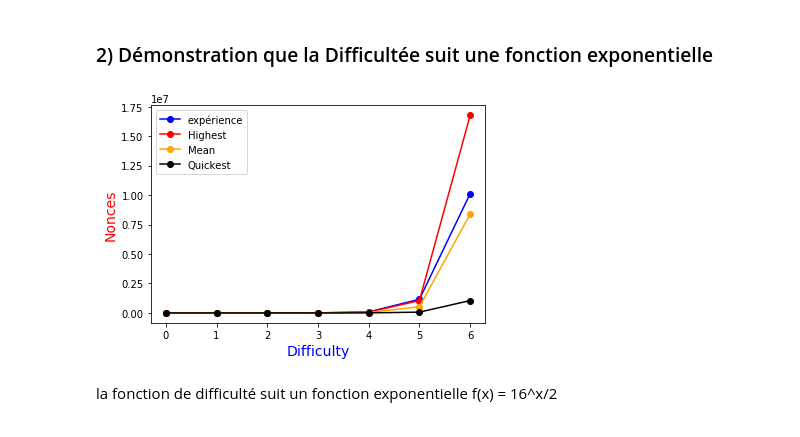
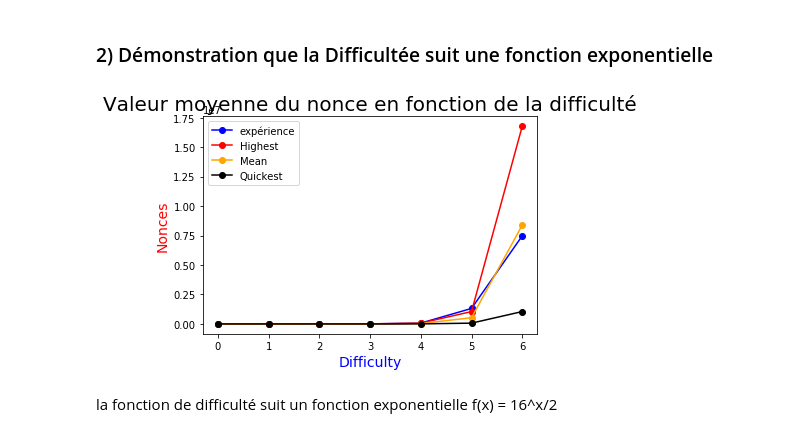
Before and after one commit to redek-zelton/Cryptofinance, a Jupyter notebook: Proof of Work Mining/Proof_of_Work_Mining.ipynb, the cells around one changed output. Saved outputs shown, nothing was run; the diff lists cells and outputs as text; code cells hidden in the pictures.

```diff
--- a/Proof of Work Mining/Proof_of_Work_Mining.ipynb
+++ b/Proof of Work Mining/Proof_of_Work_Mining.ipynb
@@ -78,7 +78,7 @@ def Theorique(max_diff):
 #Paramètres
 previous_block=""
 max_diff=6
-nombre=5
+nombre=4
 #Liste of Hash sorted by difficulty
 D_H=[]
 #Liste of nonce found for hash
@@ -95,16 +95,17 @@ Sur,Moy,Rap = Theorique(max_diff)
 # %%
 fig,ax=plt.subplots()
 ax.plot(np.arange(max_diff+1),D_Moyenne,marker="o",color='blue')
 ax.plot(np.arange(max_diff+1),Sur,marker="o",color='red')
 ax.plot(np.arange(max_diff+1),Moy,marker="o",color='orange')
 ax.plot(np.arange(max_diff+1),Rap,marker="o",color='black')
+ax.set_title('Valeur moyenne du nonce en fonction de la difficulté',fontsize=20)
 ax.legend(['expérience','Highest','Mean','Quickest'])
 ax.set_xlabel("Difficulty",color="blue",fontsize=14)
 ax.set_ylabel("Nonces",color="red",fontsize=14)
 
 plt.show()
 # %% [output]
-[figure, old version]
+[figure, new version]
 # %% [markdown]
 <p>la fonction de difficulté suit un fonction exponentielle f(x) = 16^x/2</p>
 # %% [markdown]
```
Also changed, not shown: parts of 5 cells of this notebook.
